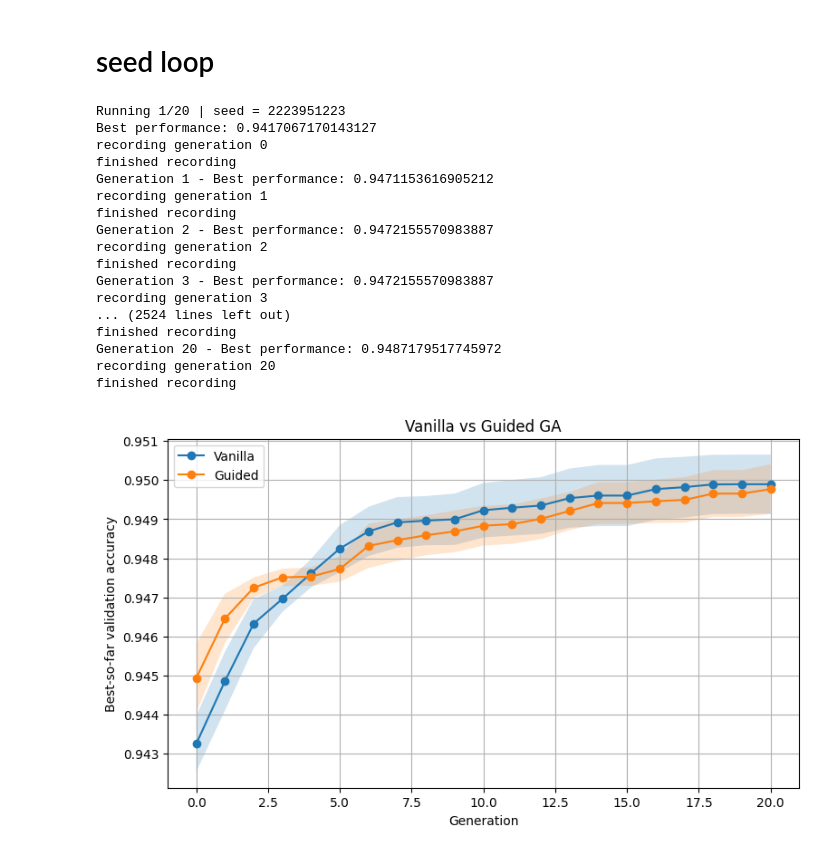
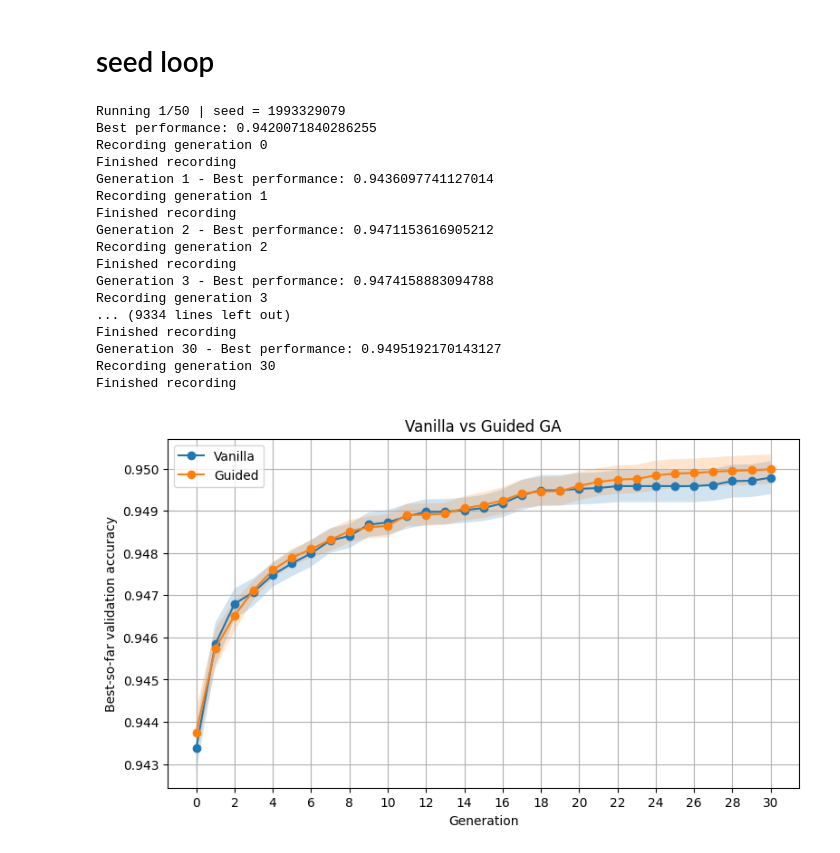
Before and after one commit to 4n0rm4lp3rs0n/fi-test, a Jupyter notebook: test2.ipynb, the cells around one changed output. Drawn from its saved outputs; the diff is of its cells as text; code cells hidden in the pictures.

```diff
--- a/test2.ipynb
+++ b/test2.ipynb
@@ -93,7 +79,7 @@ nb101.set_seed(42)
 # %%
 # Full vanilla (100 evals -> 10 pop, 10 iters)
 def vanilla_run(size, loops):
-    full_van = nb101.Population(size, space, evaluator)
+    full_van = nbcore.Population(size, space, evaluator)
     full_van.initialize()
     full_van.evolve_loop(total_gen=loops)
     return full_van
@@ -101,16 +87,16 @@ def vanilla_run(size, loops):
 # Half vanilla, half guided (100 evals -> 10 pop, 5 val, 5 gui)
 def guided_run(size, loops):
     split = int(loops/2)
-    semi_van = nb101.Population(size, space, evaluator)
+    semi_van = nbcore.Population(size, space, evaluator)
     semi_van.initialize()
     semi_van.evolve_loop(total_gen=split)
 
     rf = RandomForestRegressor(n_estimators=200, random_state=42, n_jobs=1)
-    fi = nb101.FeatureImportance(space)
+    fi = nbcore.FeatureImportance(space)
     imp = fi.pipeline(semi_van.data, rf)
     imp
 
-    gui = nb101.Guidance(space, imp, semi_van.config)
+    gui = nbcore.Guidance(space, imp, semi_van.config)
     gui.sortNsplit()
     gui.calculate_guidance()
 
@@ -481,26 +486,29 @@ def loopy_loop(n_runs, size, loops):
 
     return fv_seed, sv_seed, seeds
 # %%
-fv, sv, seeds = loopy_loop(20, 100, 20)
+runs = 50
+pop = 100
+evo = 30
+fv, sv, seeds = loopy_loop(runs, pop, evo)
 # fv, sv, seeds = loopy_loop(20, pop_size * 2, 50)
 # %% [output]
-Running 1/20 | seed = 2223951223
-Best performance: 0.9417067170143127
-recording generation 0
-finished recording
-Generation 1 - Best performance: 0.9471153616905212
-recording generation 1
-finished recording
-Generation 2 - Best performance: 0.9472155570983887
-recording generation 2
-finished recording
-Generation 3 - Best performance: 0.9472155570983887
-recording generation 3
-... (2524 lines left out)
-finished recording
-Generation 20 - Best performance: 0.9487179517745972
-recording generation 20
-finished recording
+Running 1/50 | seed = 1993329079
+Best performance: 0.9420071840286255
+Recording generation 0
+Finished recording
+Generation 1 - Best performance: 0.9436097741127014
+Recording generation 1
+Finished recording
+Generation 2 - Best performance: 0.9471153616905212
+Recording generation 2
+Finished recording
+Generation 3 - Best performance: 0.9474158883094788
+Recording generation 3
+... (9334 lines left out)
+Finished recording
+Generation 30 - Best performance: 0.9495192170143127
+Recording generation 30
+Finished recording
 # %%
 def make_history_df(runs, seeds, method):
     rows = []
@@ -544,36 +552,39 @@ def summarize(df):
     summary["ci95"] = 1.96 * summary["sem"]
 
     return summary
+# %%
+ticks = range(0, evo + 1, 2)
 # %%
 summary = summarize(history_df)
 
 plt.figure(figsize=(9, 5))
 
 for method in ["Vanilla", "Guided"]:
     d = summary[summary["method"] == method]
 
     plt.plot(
         d["generation"],
         d["mean"],
         marker="o",
         label=method
     )
 
     plt.fill_between(
         d["generation"],
         d["mean"] - d["ci95"],
         d["mean"] + d["ci95"],
         alpha=0.2
     )
 
+plt.xticks(ticks)
 plt.xlabel("Generation")
 plt.ylabel("Best-so-far validation accuracy")
 plt.title("Vanilla vs Guided GA")
 plt.legend()
 plt.grid(True)
 plt.show()
 # %% [output]
-[figure, old version]
+[figure, new version]
 # %%
 def final_results(df):
     final = (
```
Also changed, not shown: parts of 25 cells of this notebook, 1 other file.
